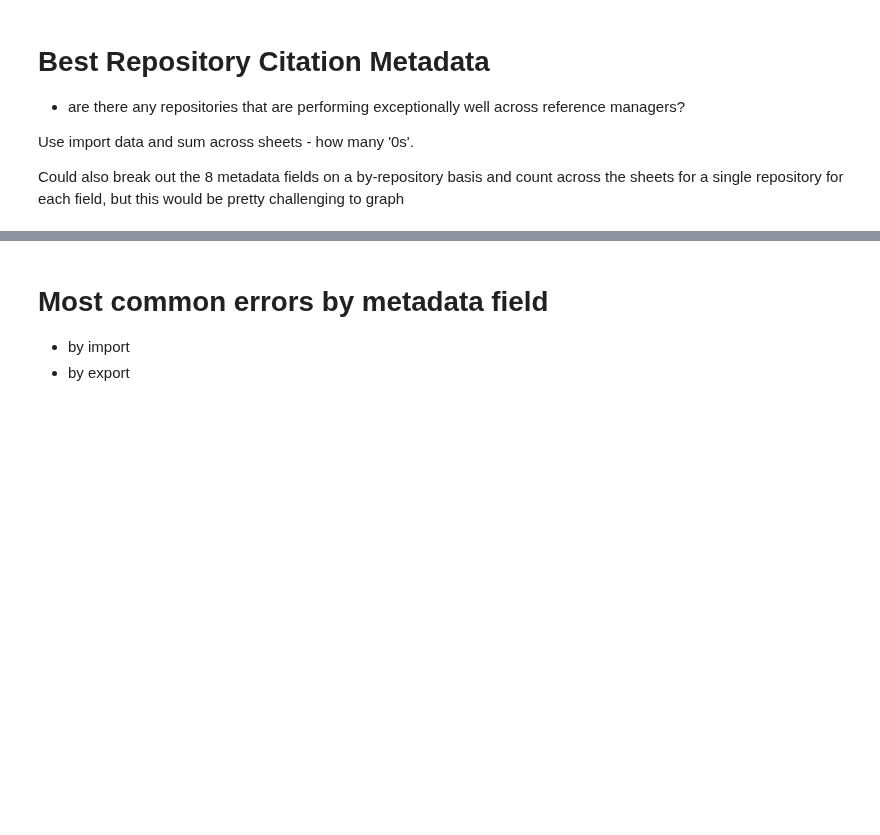
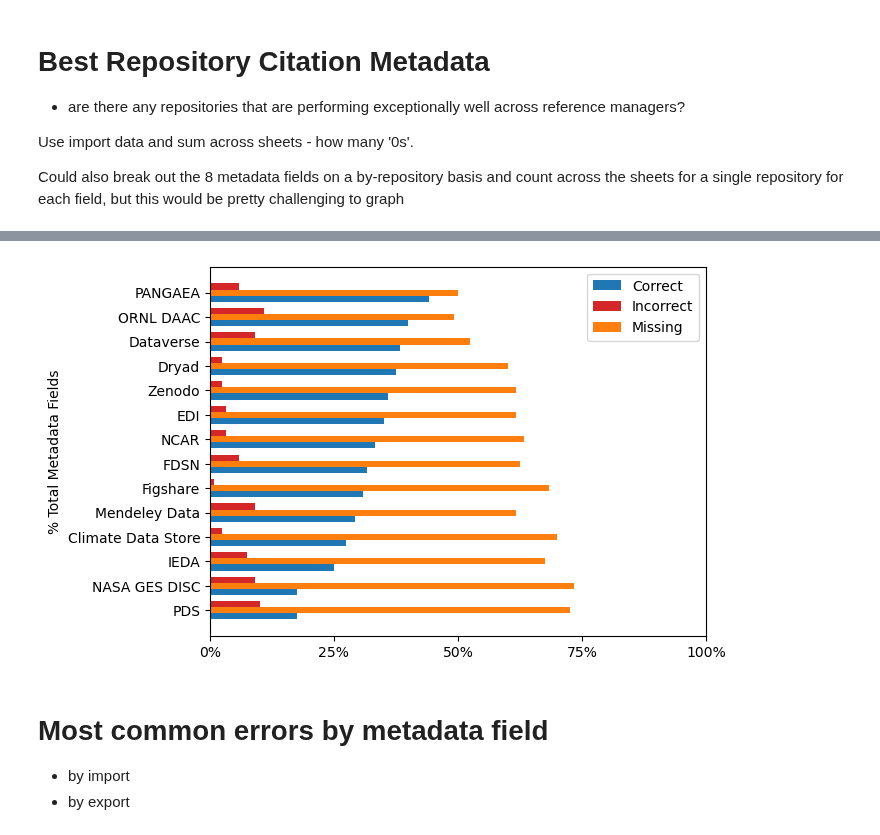
Before and after one commit to kvrouwenvelder/reference-manager-analysis, a Jupyter notebook: reference-manager-citations-ESIP.ipynb, the cells around one changed output, grey strips where cells are left out. Cells and saved outputs as stored; diff of their text form; code cells hidden in the pictures; blank space fills up the shorter version.

```diff
--- a/reference-manager-citations-ESIP.ipynb
+++ b/reference-manager-citations-ESIP.ipynb
@@ -436,3 +436,32 @@ plt.show()
+# %%
+# Horizontal version
+
+# Sort values
+refman_import_sums_sort2 = refman_import_sums.sort_values(by=['sum_correct_im'],ascending = True)
+
+# Make graph
+fig, ax = plt.subplots()
+x = np.arange(14)
+
+y = len(list_of_dfs)*8 # Max value possible for refman_sums for each ref manager
+
+# Percents are df[sum_column]/y*100
+
+offset = 0.25
+width = 0.25
+ax.barh(x - offset, (refman_import_sums_sort2['sum_correct_im']/y*100), width, label = 'Correct', color = 'tab:blue')
+ax.barh(x + offset, (refman_import_sums_sort2['sum_incorrect_im']/y*100), width, label = 'Incorrect', color = 'tab:red')
+ax.barh(x, (refman_import_sums_sort2['sum_missing_im']/y*100), width, label = 'Missing', color = 'tab:orange')
+
+# set labels and ticks and axes
+ax.set_yticks(x,refman_import_sums_sort2['Repository']) # Use Repository column
+ax.set_xticks([0,(y/y)/4*100,(y/y)/2*100,3*(y/y)/4*100,y/y*100],ylabels)
+ax.set_ylabel('% Total Metadata Fields')
+ax.legend(bbox_to_anchor = [1,1])
+
+plt.show()
+# %% [output]
+[figure, added]
 # %% [markdown]
 # Most common errors by metadata field
 
```
Also changed, not shown: parts of 5 cells of this notebook.
